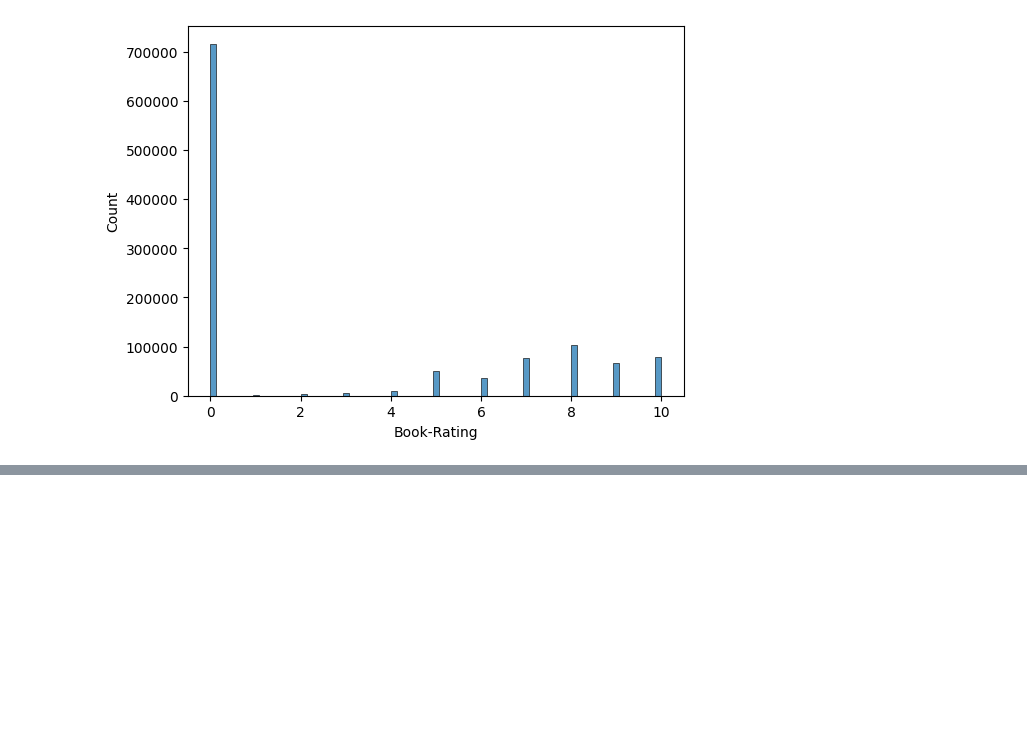
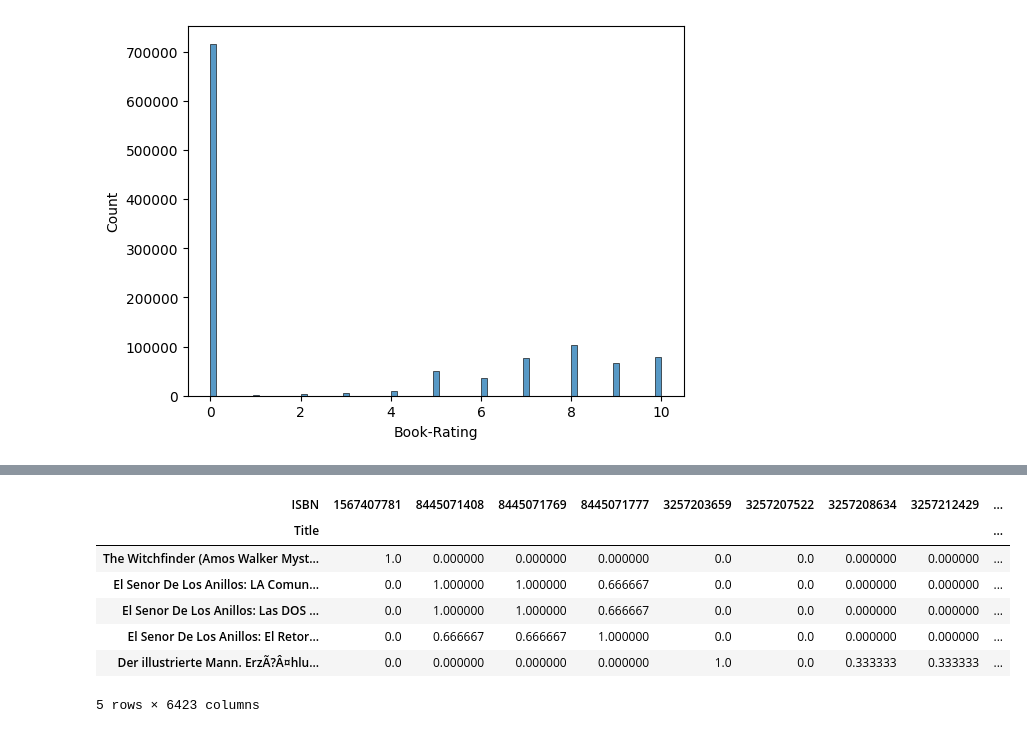
Before and after one commit to Danlof/Recommendation_book_app, a Jupyter notebook: recommendation.ipynb, the cells around one changed output, grey strips where cells are left out. Saved outputs shown, nothing was run; the diff lists cells and outputs as text; code cells hidden in the pictures; blank space fills up the shorter version.

```diff
--- a/recommendation.ipynb
+++ b/recommendation.ipynb
@@ -364,0 +527,6 @@ users_df.to_csv(PROCESSED_RATING_OUTPUT,index=False)
+# %%
+author_above_30 = author_counts[author_counts>30].index.to_list()
+
+filtered_books = books_df[books_df['Author'].isin(author_above_30)]
+
+filtered_books = filtered_books[filtered_books['Avg_rating']>5]
@@ -364,0 +542,9 @@ users_df.to_csv(PROCESSED_RATING_OUTPUT,index=False)
+# %%
+books_details = filtered_books[['Author', 'Publication_year', 'Publisher']]
+
+# convert it to a string
+books_details['Publication_year'] = books_details['Publication_year'].astype('O')
+
+# check if it was changed effectively
+
+books_details.info()
@@ -364,0 +586,13 @@ users_df.to_csv(PROCESSED_RATING_OUTPUT,index=False)
+# %%
+sim_m = pd.DataFrame(
+    similar_books, columns=filtered_books['ISBN'], index=filtered_books['Title'])
+sim_m.head()
+# %% [output]
+| ISBN | 1567407781 | 8445071408 | 8445071769 | 8445071777 | 3257203659 | 3257207522 | 3257208634 | 3257212429 | ... |
+| Title |  |  |  |  |  |  |  |  | ... |
+| The Witchfinder (Amos Walker Myst... | 1.0 | 0.000000 | 0.000000 | 0.000000 | 0.0 | 0.0 | 0.000000 | 0.000000 | ... |
+| El Senor De Los Anillos: LA Comun... | 0.0 | 1.000000 | 1.000000 | 0.666667 | 0.0 | 0.0 | 0.000000 | 0.000000 | ... |
+| El Senor De Los Anillos: Las DOS ... | 0.0 | 1.000000 | 1.000000 | 0.666667 | 0.0 | 0.0 | 0.000000 | 0.000000 | ... |
+| El Senor De Los Anillos: El Retor... | 0.0 | 0.666667 | 0.666667 | 1.000000 | 0.0 | 0.0 | 0.000000 | 0.000000 | ... |
+| Der illustrierte Mann. ErzÃ?Â¤hlu... | 0.0 | 0.000000 | 0.000000 | 0.000000 | 1.0 | 0.0 | 0.333333 | 0.333333 | ... |
+5 rows × 6423 columns
```
Also changed, not shown: parts of 30 cells of this notebook.
